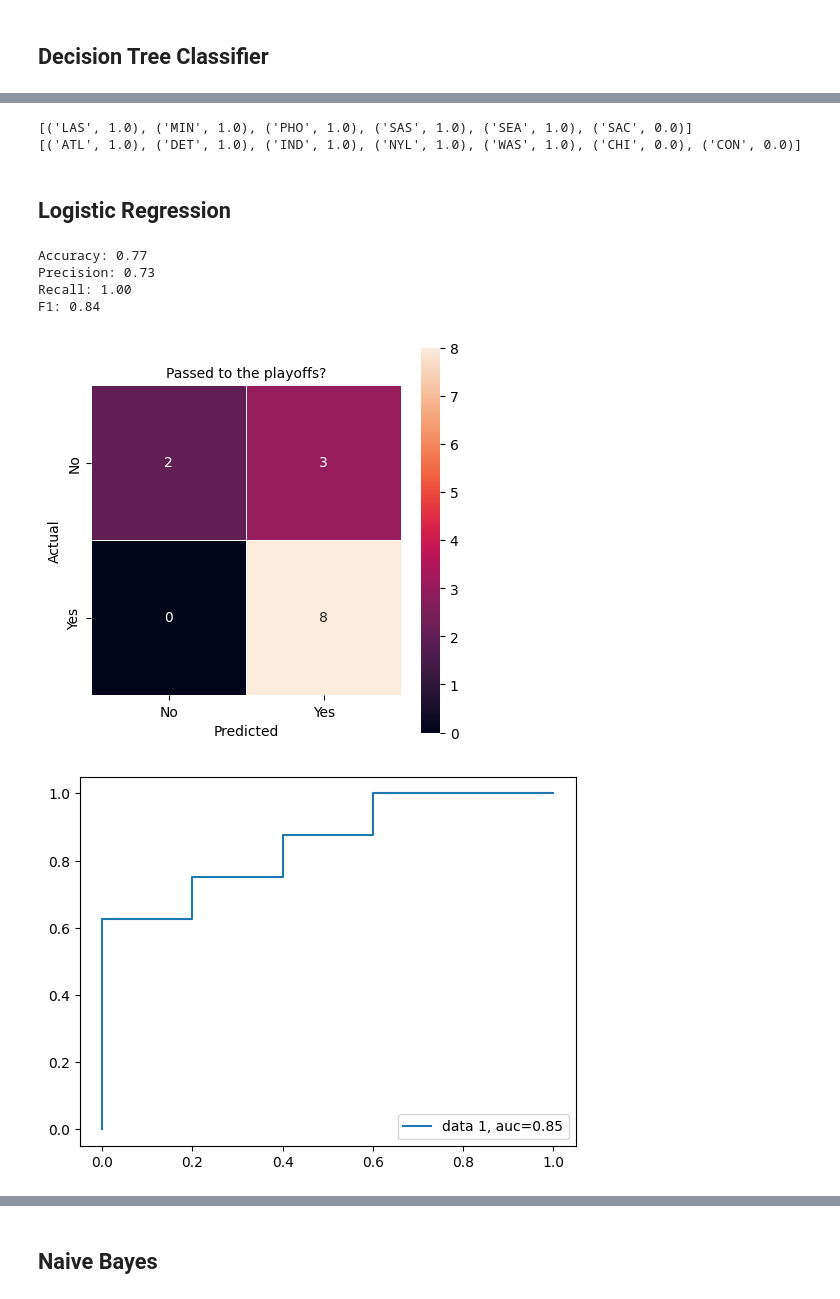
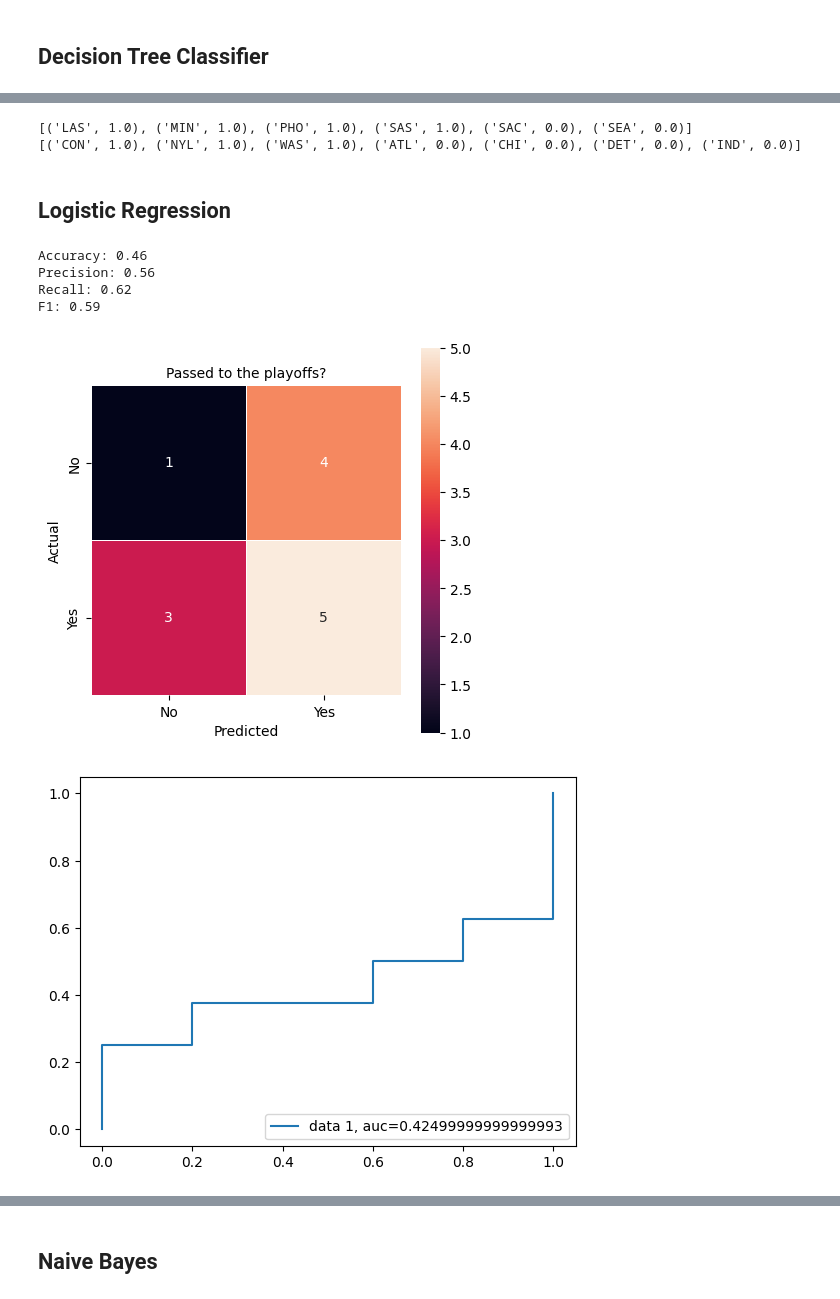
Before and after one commit to FranciscoMaldonado0/feup-ac, a Jupyter notebook: model.ipynb, the cells around one changed output, grey strips where cells are left out. Drawn from its saved outputs; the diff is of its cells as text; code cells hidden in the pictures.

```diff
--- a/model.ipynb
+++ b/model.ipynb
@@ -261,7 +261,6 @@ df = pd.DataFrame()
 
 ## obtain the team IDS and year
 team_ids = pd.read_sql("select tmID, year from teams", connection)
-print(team_ids.head())
 
 ## iterate through each team and year
 for index, row in team_ids.iterrows():
@@ -269,9 +268,12 @@ for index, row in team_ids.iterrows():
     team_id = row['tmID']
     year = row['year']
 
-    query = "select tmID, year, avg(oRebounds), avg(dRebounds), avg(rebounds), avg(assists), avg(steals), avg(blocks), \
+    if(year == 1):
+        continue
+
+    query = "select tmID, year + 1 as year, avg(oRebounds), avg(dRebounds), avg(rebounds), avg(assists), avg(steals), avg(blocks), \
         avg(turnovers), avg(PF), avg(fgAttempted), avg(fgMade), avg(ftAttempted), avg(ftMade), avg(threeAttempted), avg(threeMade) \
-        from players_teams where tmID = '" + team_id + "' and year = " + str(year) + ";"
+        from players_teams where tmID = '" + team_id + "' and year = " + str(year - 1) + ";"
 
     ## obtain the average stats for each team
     team_stats = pd.read_sql(query, connection)
@@ -290,7 +292,7 @@ for index, row in team_ids.iterrows():
     team_stats = team_stats.fillna(0)
 
     # include in the query the win and loss ratio
-    query = "select tmID, year, won, lost, GP from teams where tmID = '" + team_id + "' and year = " + str(year) + ";"
+    query = "select tmID, year, won, lost, GP from teams where tmID = '" + team_id + "' and year = " + str(year - 1) + ";"
 
     team_win_loss = pd.read_sql(query, connection)
 
@@ -303,7 +305,7 @@ for index, row in team_ids.iterrows():
     team_stats['loss_ratio'] = loss_ratio
 
     query = "select count(pt.playerID) as num_player_awards from players_teams pt join awards_players ap on pt.playerID = ap.playerID \
-        where pt.year = ap.year and pt.tmID = '" + team_id + "' and pt.year = " + str(year) + " group by pt.tmID, ap.year;"
+        where pt.year = ap.year and pt.tmID = '" + team_id + "' and pt.year < " + str(year) + " group by pt.tmID, ap.year;"
 
     team_awards = pd.read_sql(query, connection)
 
@@ -315,7 +317,7 @@ for index, row in team_ids.iterrows():
 
     # obtain the number of coach awards
     query = "select count(coachID) as num_coach_awards from coaches join awards_players ap on coaches.coachID = ap.playerID \
-        where coaches.year = ap.year and coaches.tmID = '" + team_id + "' and coaches.year = " + str(year) + " group by coaches.tmID, ap.year;"
+        where coaches.year = ap.year and coaches.tmID = '" + team_id + "' and coaches.year < " + str(year) + " group by coaches.tmID, ap.year;"
 
     team_coach_awards = pd.read_sql(query, connection)
 
@@ -325,7 +327,7 @@ for index, row in team_ids.iterrows():
     # transform the NaN values to 0
     team_stats = team_stats.fillna(0)
 
-    query = "select tmID, year from teams where semis <> '' and tmID = '" + team_id + "' and year = " + str(year) + ";"
+    query = "select tmID, year from teams where semis <> '' and tmID = '" + team_id + "' and year = " + str(year - 1) + ";"
     semis = pd.read_sql(query, connection)
 
     # team reached semis
@@ -334,7 +336,7 @@ for index, row in team_ids.iterrows():
     else:
         team_stats['semis'] = 1
 
-    query = "select tmID, year from teams where finals <> '' and tmID = '" + team_id + "' and year = " + str(year) + ";"
+    query = "select tmID, year from teams where finals <> '' and tmID = '" + team_id + "' and year = " + str(year - 1) + ";"
     finals = pd.read_sql(query, connection)
 
     # team reached finals
@@ -355,4 +357,7 @@ for index, row in team_ids.iterrows():
 
     # append the stats to the dataframe
     df = df._append(team_stats, ignore_index=True)
+
+    if(year == 10):
+        print(team_stats)
 # %% [output]
@@ -472,12 +488,12 @@ probs_east = sorted(probs_east, key=lambda x: x[1], reverse=True)
 print(probs_west)
 print(probs_east)
 # %% [output]
-[('LAS', 1.0), ('MIN', 1.0), ('PHO', 1.0), ('SAS', 1.0), ('SEA', 1.0), ('SAC', 0.0)]
-[('ATL', 1.0), ('DET', 1.0), ('IND', 1.0), ('NYL', 1.0), ('WAS', 1.0), ('CHI', 0.0), ('CON', 0.0)]
+[('LAS', 1.0), ('MIN', 1.0), ('PHO', 1.0), ('SAS', 1.0), ('SAC', 0.0), ('SEA', 0.0)]
+[('CON', 1.0), ('NYL', 1.0), ('WAS', 1.0), ('ATL', 0.0), ('CHI', 0.0), ('DET', 0.0), ('IND', 0.0)]
 # %% [markdown]
 ## Logistic Regression
 # %%
-logreg = LogisticRegression(max_iter=1000)
+logreg = LogisticRegression(max_iter=2000)
 logreg.fit(train_inputs, train_labels)
 
 y_pred = logreg.predict(test_inputs)
@@ -485,36 +501,36 @@ y_pred = logreg.predict(test_inputs)
 # metrics for the logistic regression
 accuracy = accuracy_score(test_labels, y_pred)
 print(f"Accuracy: {accuracy:.2f}")
 precision = metrics.precision_score(test_labels, y_pred)
 print(f"Precision: {precision:.2f}")
 recall = metrics.recall_score(test_labels, y_pred)
 print(f"Recall: {recall:.2f}")
 f1 = metrics.f1_score(test_labels, y_pred)
 print(f"F1: {f1:.2f}")
 
 # plot the confusion matrix
 confusion = confusion_matrix(test_labels, y_pred)
 
 plt.figure(figsize=(5,5))
 sb.heatmap(confusion, annot=True, fmt="g", linewidths=.5, square = True, xticklabels=['No', 'Yes'], yticklabels=['No', 'Yes'])
 plt.ylabel('Actual')
 plt.xlabel('Predicted')
 all_sample_title = 'Passed to the playoffs?'
 
 plt.title(all_sample_title, size = 10)
 plt.show()
 
 # roc curve
 y_pred_proba = logreg.predict_proba(test_inputs)[::,1]
 fpr, tpr, _ = metrics.roc_curve(test_labels,  y_pred_proba)
 auc = metrics.roc_auc_score(test_labels, y_pred_proba)
 plt.plot(fpr,tpr,label="data 1, auc="+str(auc))
 plt.legend(loc=4)
 plt.show()
 # %% [output]
-Accuracy: 0.77
-Precision: 0.73
-Recall: 1.00
-F1: 0.84
+Accuracy: 0.46
+Precision: 0.56
+Recall: 0.62
+F1: 0.59
-[figure, old version]
+[figure, new version]
-[figure, old version]
+[figure, new version]
```
Also changed, not shown: parts of 9 cells of this notebook, 1 other file.
